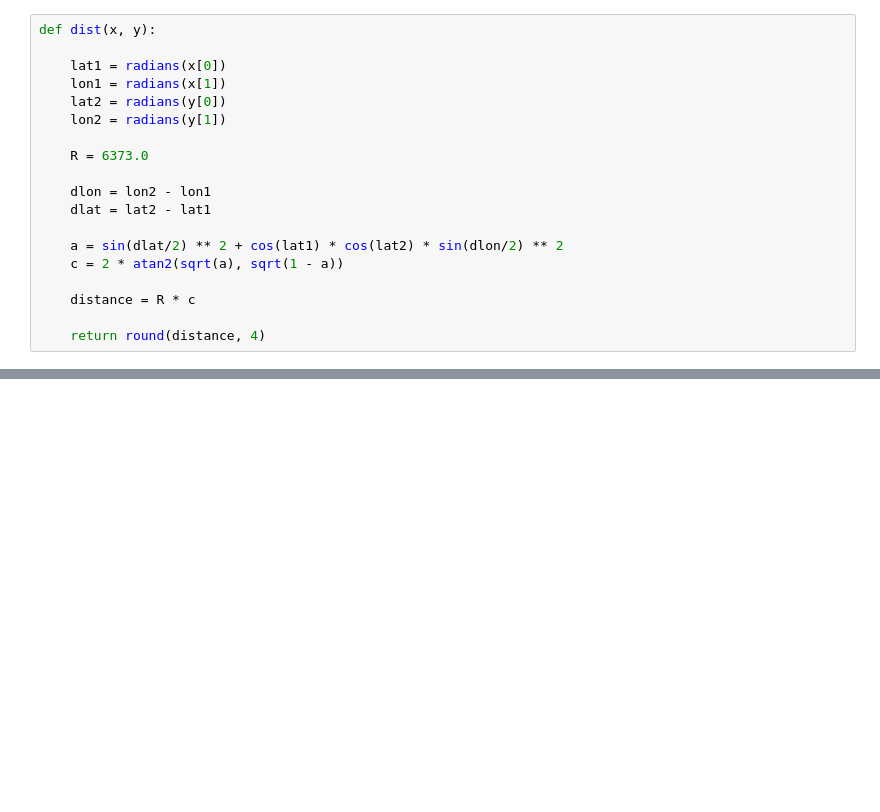
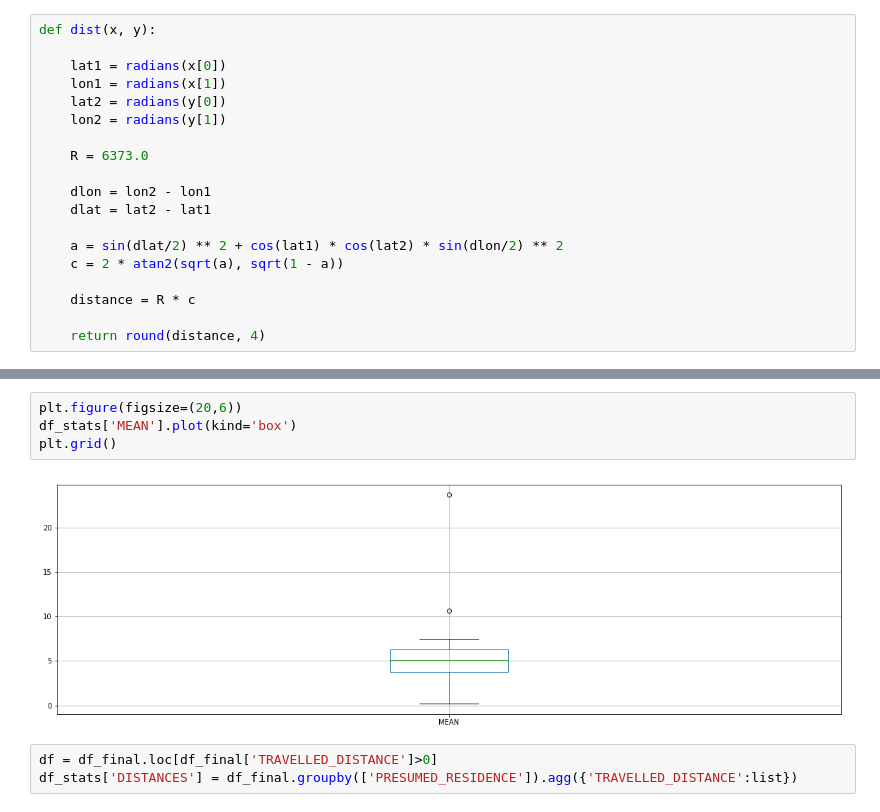
Before and after one commit to ghmc91/Projeto_Mestrado, a Jupyter notebook: Distance_Traveled_By_User.ipynb, the cells around one changed output, grey strips where cells are left out. Cells and saved outputs as stored; diff of their text form; blank space fills up the shorter version.

```diff
--- a/Distance_Traveled_By_User.ipynb
+++ b/Distance_Traveled_By_User.ipynb
@@ -75,0 +234,9 @@ df_final.sample(10)
+# %%
+plt.figure(figsize=(20,6))
+df_stats['MEAN'].plot(kind='box')
+plt.grid()
+# %% [output]
+[figure, added]
+# %%
+df = df_final.loc[df_final['TRAVELLED_DISTANCE']>0]
+df_stats['DISTANCES'] = df_final.groupby(['PRESUMED_RESIDENCE']).agg({'TRAVELLED_DISTANCE':list})
```
Also changed, not shown: parts of 17 cells of this notebook, 2 other files.
